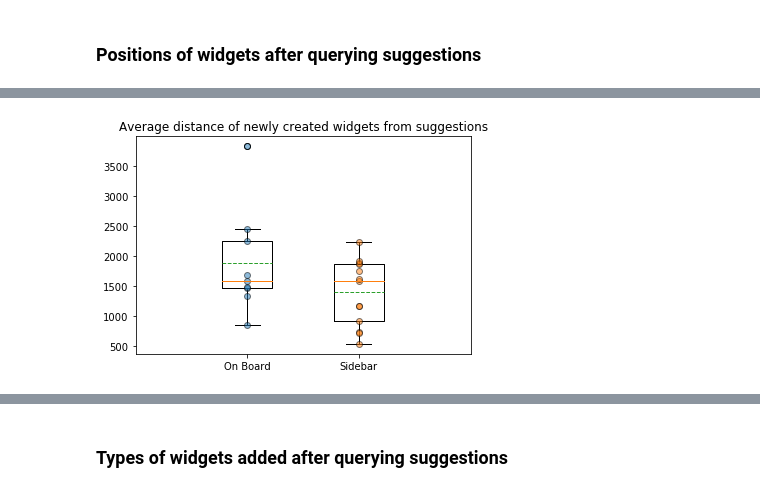
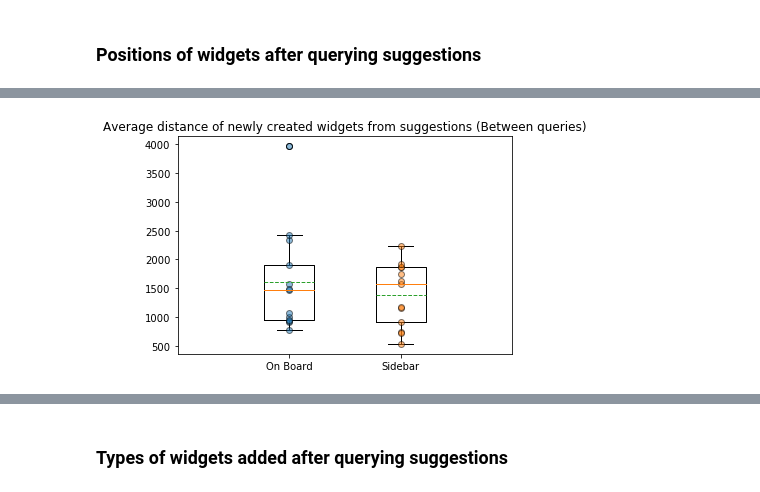
Before and after one commit to creativecolab/IntegratedSearch, a Jupyter notebook: DataAnalysis/DataCollection.ipynb, the cells around one changed output, grey strips where cells are left out. Cells and saved outputs as stored; diff of their text form; code cells hidden in the pictures.

```diff
--- a/DataAnalysis/DataCollection.ipynb
+++ b/DataAnalysis/DataCollection.ipynb
@@ -1099,7 +1099,6 @@ for boardId in boardInfo.index:
     for key, item in browser_df_joined[(browser_df_joined['boardId']==boardId) & (browser_df_joined['clickedFromMiro']==1)].iterrows():
         relevantSuggestions = suggestion_df_joined[suggestion_df_joined['boardId']==boardId]
         relevantSuggestions=relevantSuggestions[relevantSuggestions['suggestionsQueried']==1]
-        relevantSuggestions=relevantSuggestions[relevantSuggestions['status']>=4]
 #         if 'Vaccine transportation' not in item.query:
 #             continue
 #         print(relevantSuggestions)
@@ -1108,9 +1107,9 @@ for boardId in boardInfo.index:
                 relevantSuggestions=relevantSuggestions.drop(index=key2)
 #         print(relevantSuggestions)
         relevantSuggestions = relevantSuggestions[relevantSuggestions['timestamp']< item.timestamp]
-        for key2, item2 in relevantSuggestions.iterrows():
-            if item2.status==4 and item2.lastUpdated>item.timestamp:
-                relevantSuggestions=relevantSuggestions.drop(index=key2)
+#         for key2, item2 in relevantSuggestions.iterrows():
+#             if item2.status==4 and item2.lastUpdated>item.timestamp:
+#                 relevantSuggestions=relevantSuggestions.drop(index=key2)
 #         print(relevantSuggestions)
         if len(relevantSuggestions)>0:
             widgettypes=[]
@@ -1157,7 +1156,7 @@ for boardId in boardInfo.index:
 #         else:
 #             print(item['addedWidgets'])
 
-browser_df_joined
+browser_df_joined[browser_df_joined['boardId']=='o9J_lwj9wsM=']
 # %% [output]
 A value is trying to be set on a copy of a slice from a DataFrame.
 Try using .loc[row_indexer,col_indexer] = value instead
@@ -1235,13 +1312,13 @@ See the caveats in the documentation: https://pandas.pydata.org/pandas-docs/stab
 # %%
 f, ax = plt.subplots()
 ax.boxplot(browser_df_joined[browser_df_joined['studyType']=='On Board'].groupby('boardId')['averageDistance'].mean().dropna(),positions=[1/3], showmeans=True, meanline=True)
 ax.boxplot(browser_df_joined[browser_df_joined['studyType']=='Sidebar'].groupby('boardId')['averageDistance'].mean().dropna(),positions=[2/3], showmeans=True, meanline=True)
 ax.plot([1/3  for x in range(len(browser_df_joined[browser_df_joined['studyType']=='On Board'].groupby('boardId')['averageDistance'].mean()))], browser_df_joined[browser_df_joined['studyType']=='On Board'].groupby('boardId')['averageDistance'].mean(), 'o', markeredgecolor='k', alpha=0.5)
 ax.plot([2/3 for x in range(len(browser_df_joined[browser_df_joined['studyType']=='Sidebar'].groupby('boardId')['averageDistance'].mean()))], browser_df_joined[browser_df_joined['studyType']=='Sidebar'].groupby('boardId')['averageDistance'].mean(), 'o', markeredgecolor='k', alpha=0.5)
 plt.xlim([0, 1])
 ax.set_xticks([1/3, 2/3])
 ax.set_xticklabels(['On Board', 'Sidebar'])
-ax.set_title('Average distance of newly created widgets from suggestions')
+ax.set_title('Average distance of newly created widgets from suggestions (Between queries)')
 plt.show()
 # %% [output]
-[figure, old version]
+[figure, new version]
```
Also changed, not shown: parts of 7 cells of this notebook.
